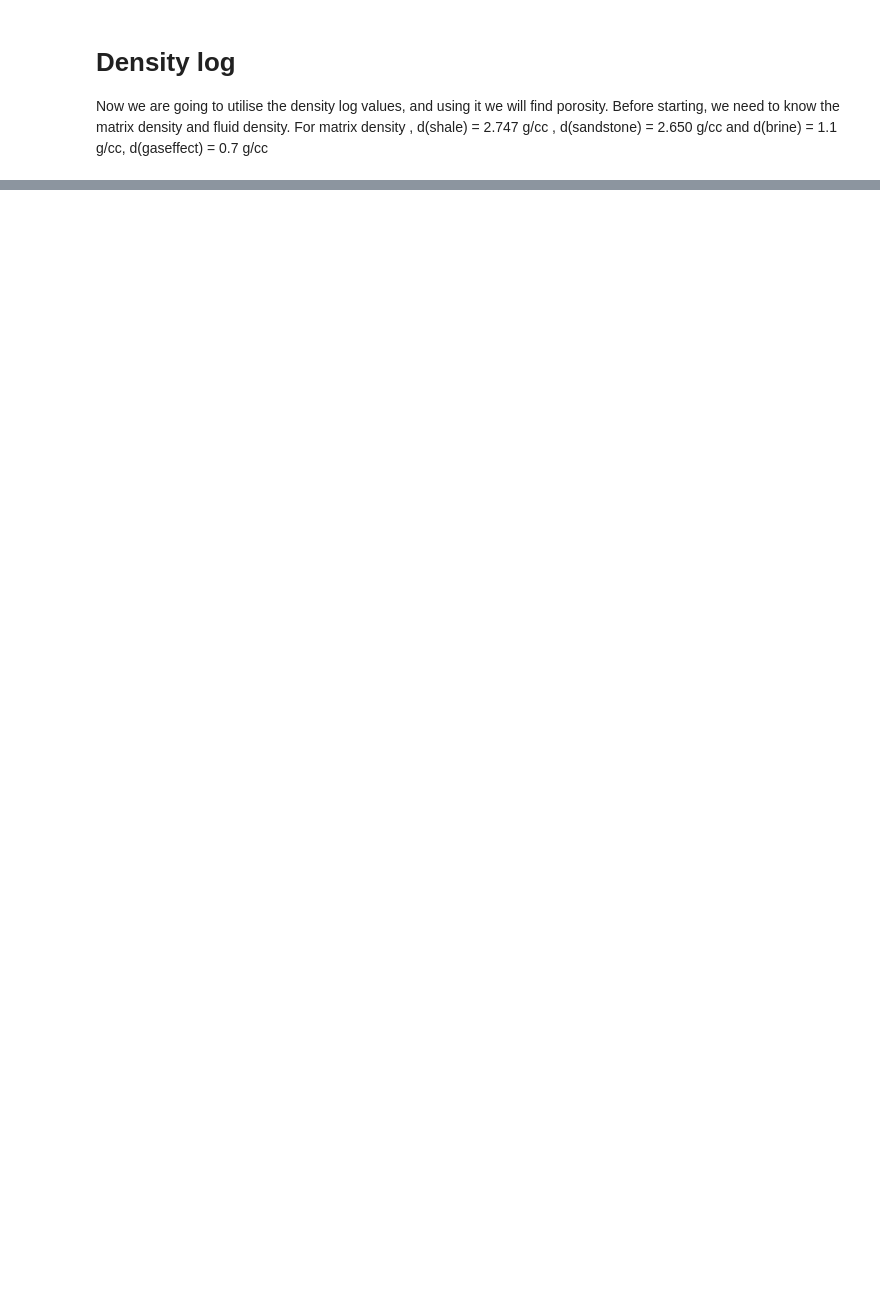
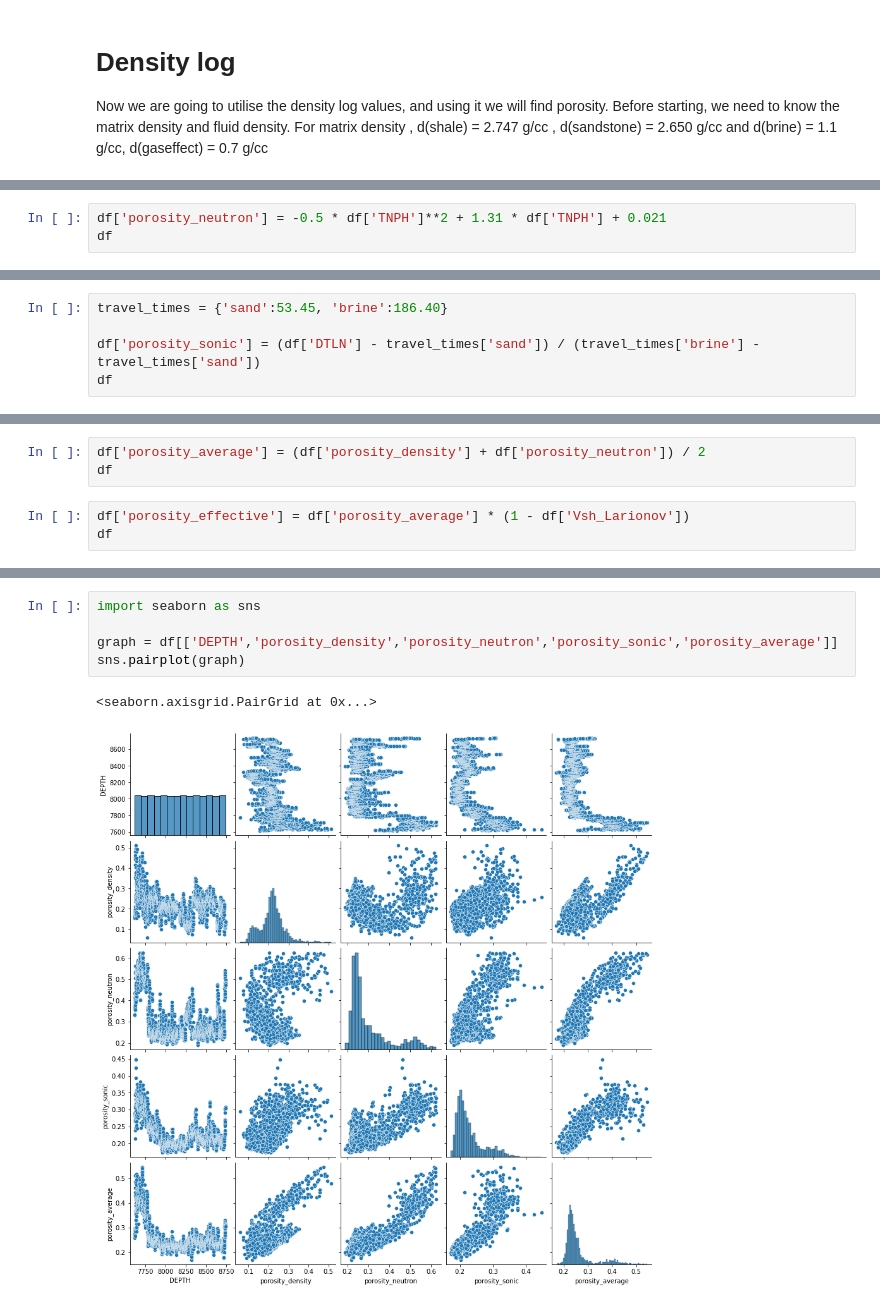
Before and after one commit to elnursahbalayev/well-logging-formation-evaluation, a Jupyter notebook: well_logging.ipynb, the cells around one changed output, grey strips where cells are left out. Drawn from its saved outputs; the diff is of its cells as text; blank space fills up the shorter version.

```diff
--- a/well_logging.ipynb
+++ b/well_logging.ipynb
@@ -245,0 +286,3 @@ ValueError: You are trying to merge on object and int64 columns. If you wish to
+# %%
+df['porosity_neutron'] = -0.5 * df['TNPH']**2 + 1.31 * df['TNPH'] + 0.021
+df
@@ -245,0 +309,5 @@ ValueError: You are trying to merge on object and int64 columns. If you wish to
+# %%
+travel_times = {'sand':53.45, 'brine':186.40}
+
+df['porosity_sonic'] = (df['DTLN'] - travel_times['sand']) / (travel_times['brine'] - travel_times['sand'])
+df
@@ -245,0 +328,6 @@ ValueError: You are trying to merge on object and int64 columns. If you wish to
+# %%
+df['porosity_average'] = (df['porosity_density'] + df['porosity_neutron']) / 2
+df
+# %%
+df['porosity_effective'] = df['porosity_average'] * (1 - df['Vsh_Larionov'])
+df
@@ -245,0 +348,8 @@ ValueError: You are trying to merge on object and int64 columns. If you wish to
+# %%
+import seaborn as sns
+
+graph = df[['DEPTH','porosity_density','porosity_neutron','porosity_sonic','porosity_average']]
+sns.pairplot(graph)
+# %% [output]
+<seaborn.axisgrid.PairGrid at 0x...>
+[figure, added]
```
Also changed, not shown: parts of 16 cells of this notebook, 2 other files.
